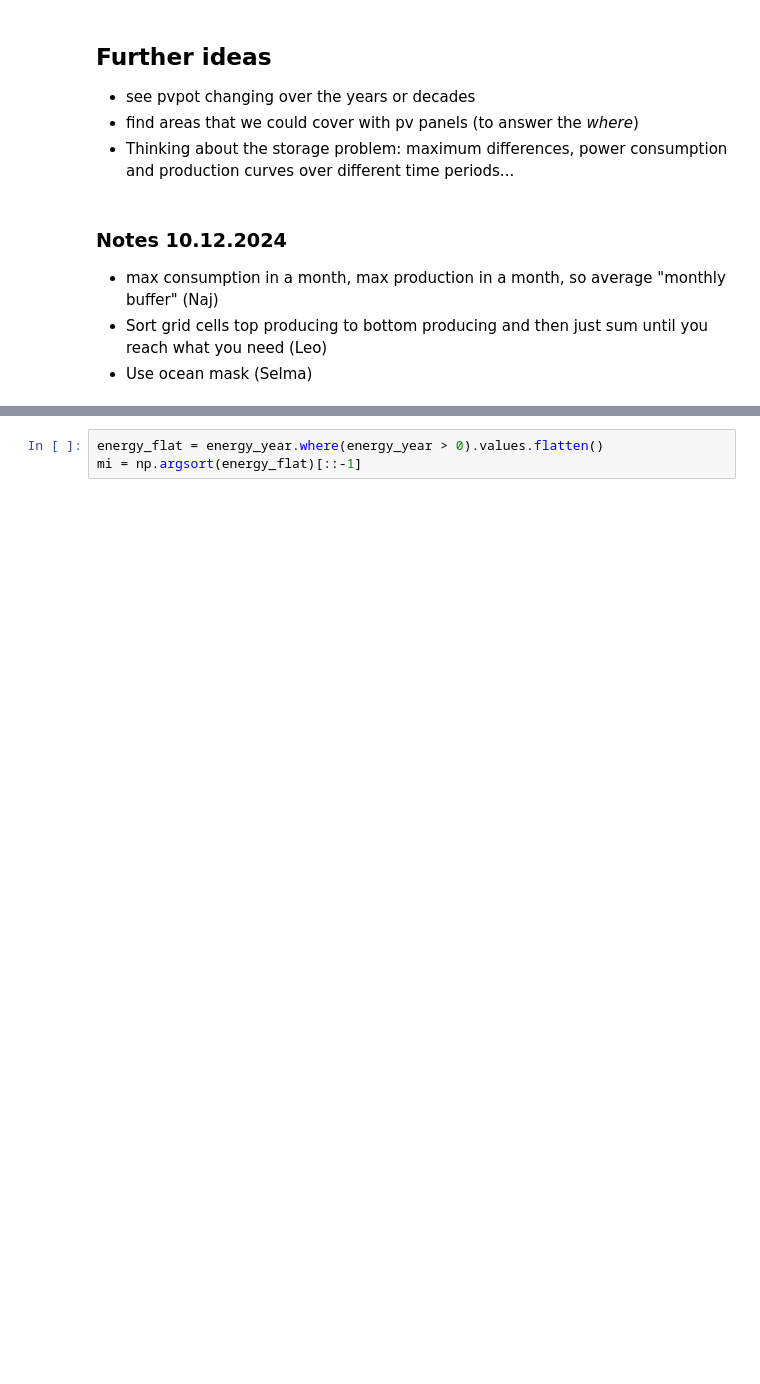
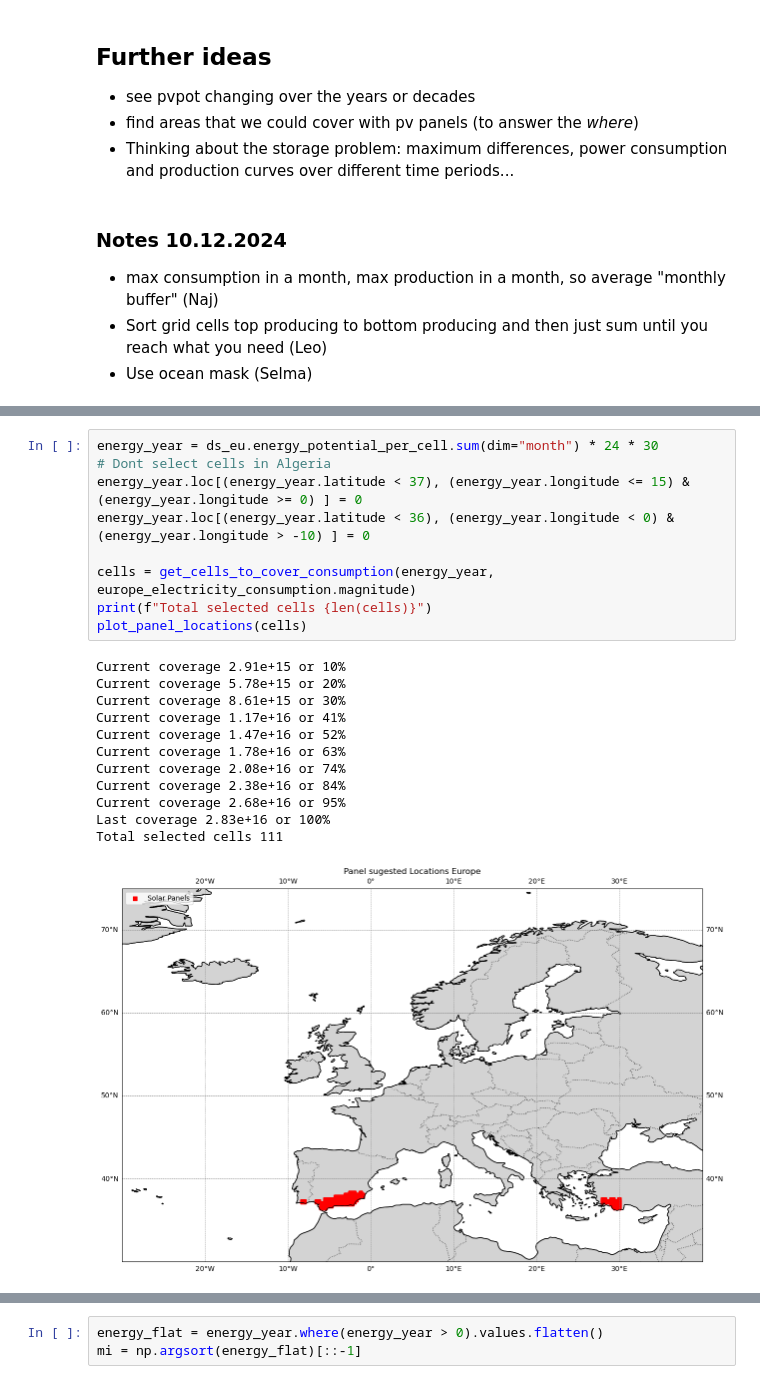
Before and after one commit to laq/msc-intro-computational-meteorology-exercises-w2024, a Jupyter notebook: projects/europeEnergy/EuroAccumulatedPvPot.ipynb, the cells around one changed output, grey strips where cells are left out. Saved outputs shown, nothing was run; the diff lists cells and outputs as text; blank space fills up the shorter version.

```diff
--- a/projects/europeEnergy/EuroAccumulatedPvPot.ipynb
+++ b/projects/europeEnergy/EuroAccumulatedPvPot.ipynb
@@ -498,3 +474,25 @@ plt.show()
+# %%
+energy_year = ds_eu.energy_potential_per_cell.sum(dim="month") * 24 * 30
+# Dont select cells in Algeria
+energy_year.loc[(energy_year.latitude < 37), (energy_year.longitude <= 15) & (energy_year.longitude >= 0) ] = 0
+energy_year.loc[(energy_year.latitude < 36), (energy_year.longitude < 0) & (energy_year.longitude > -10) ] = 0
+
+cells = get_cells_to_cover_consumption(energy_year, europe_electricity_consumption.magnitude)
+print(f"Total selected cells {len(cells)}")
+plot_panel_locations(cells)
+# %% [output]
+Current coverage 2.91e+15 or 10%
+Current coverage 5.78e+15 or 20%
+Current coverage 8.61e+15 or 30%
+Current coverage 1.17e+16 or 41%
+Current coverage 1.47e+16 or 52%
+Current coverage 1.78e+16 or 63%
+Current coverage 2.08e+16 or 74%
+Current coverage 2.38e+16 or 84%
+Current coverage 2.68e+16 or 95%
+Last coverage 2.83e+16 or 100%
+Total selected cells 111
+[figure, added]
 # %%
 area_covered = 0
 for c in cells:
```
Also changed, not shown: parts of 13 cells of this notebook, 4 other files.
